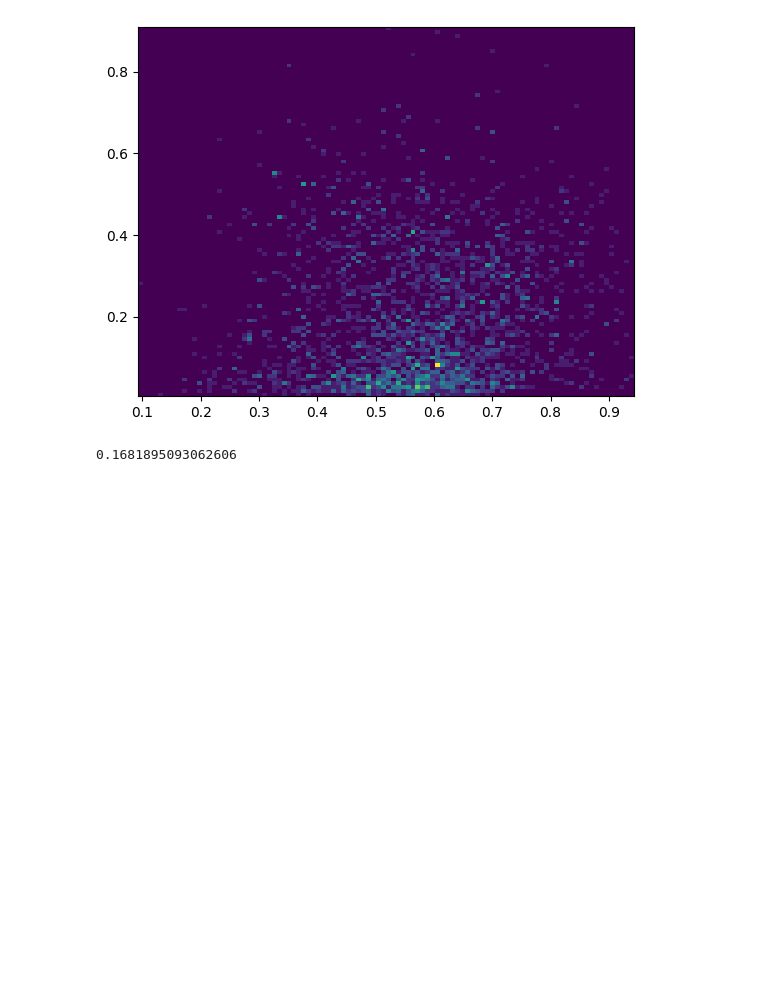
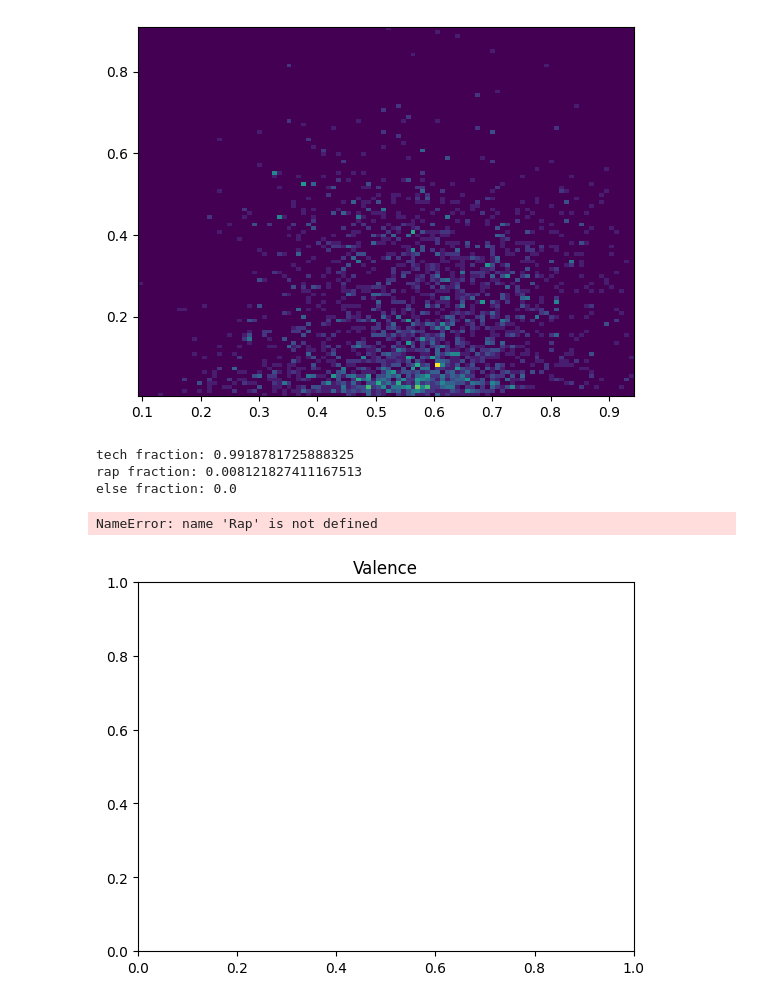
Before and after one commit to henrywhite2727/Genre_Predictor, a Jupyter notebook: testing.ipynb, the cells around one changed output. Saved outputs shown, nothing was run; the diff lists cells and outputs as text; code cells hidden in the pictures; blank space fills up the shorter version.

```diff
--- a/testing.ipynb
+++ b/testing.ipynb
@@ -315,10 +299,59 @@ plt.hist2d(dance_rap,speech_rap,bins=100,density=True)
-# %%
-kounter=0
-for i in range(14091,15938,1):
-    test=Techno_Or_Rap(Song_names[i])
-    if test=='Techno':
-        kounter+=1
-
-print(kounter/len(Techno))
-# %% [output]
-0.1681895093062606
+# %%
+tech_kounter=0
+rap_kounter=0
+else_counter=0
+
+#rap bounds
+low_index=14091
+high_index=15938
+
+#techno bounds
+low_index=24502
+high_index=27457
+
+
+for i in range(low_index,high_index,1):
+    test=Techno_Or_Rap(Song_names[i])
+    if test=='Techno':
+        tech_kounter+=1
+    elif test=='rap':
+        rap_kounter+=1
+
+    else:
+        print(test)
+        else_counter+=1
+
+print('tech fraction:',tech_kounter/(high_index-low_index))
+print('rap fraction:',rap_kounter/(high_index-low_index))
+print('else fraction:',else_counter/(high_index-low_index))
+# %% [output]
+tech fraction: 0.9918781725888325
+rap fraction: 0.008121827411167513
+else fraction: 0.0
+# %%
+# Generating Histograms to compare data for Techno and Rap
+
+import matplotlib.pyplot as plt
+#Valence histogram
+plt.figure(1)
+plt.title('Valence')
+plt.hist(Rap[:,9],bins=100,density=True,alpha=0.5,label='Rap');
+plt.hist(Techno[:,9],bins=100,density=True,alpha=0.5,label='Techno');
+plt.legend()
+
+#Acousticness histogram
+plt.figure(2)
+plt.title('Acousticness')
+plt.hist(Rap[:,6],bins=100,density=True,alpha=0.5,label='Rap');
+plt.hist(Techno[:,6],bins=100,density=True,alpha=0.5,label='Techno');
+plt.legend()
+
+#Instrumentalness histogram
+plt.figure(3)
+plt.title('Instrumentalness')
+plt.hist(Rap[:,7],bins=100,density=True,alpha=0.5,label='Rap');
+plt.hist(Techno[:,7],bins=100,density=True,alpha=0.5,label='Techno');
+plt.legend()
+# %% [output]
+NameError: name 'Rap' is not defined
+[figure, added]
```
Also changed, not shown: parts of 12 cells of this notebook, 1 other file.
